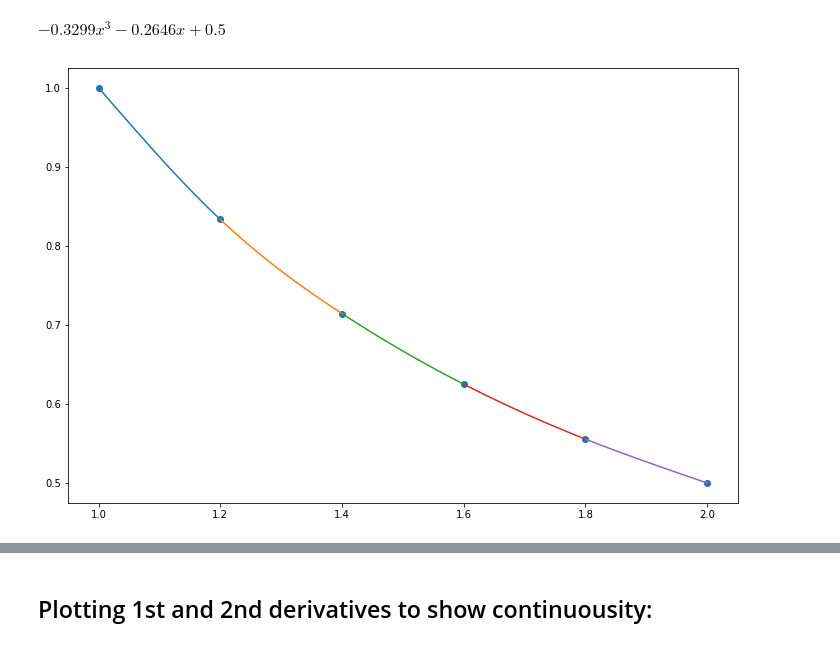
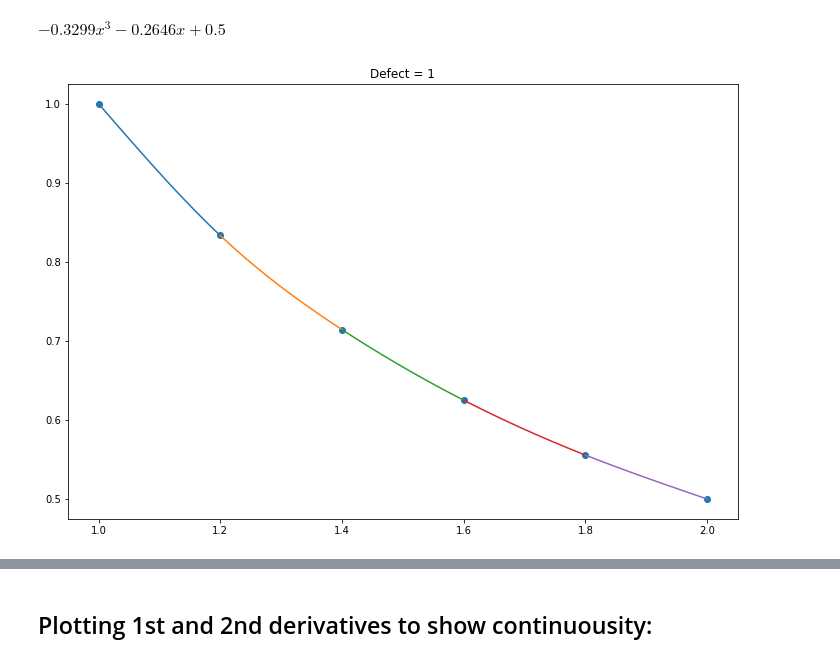
Before and after one commit to rosteeslove/bsuir-4th-term-python-stuff, a Jupyter notebook: numerical_analysis_methods/splineinterpolation/notebook.ipynb, the cells around one changed output, grey strips where cells are left out. Drawn from its saved outputs; the diff is of its cells as text; code cells hidden in the pictures.

```diff
--- a/numerical_analysis_methods/splineinterpolation/notebook.ipynb
+++ b/numerical_analysis_methods/splineinterpolation/notebook.ipynb
@@ -105,4 +128,5 @@ def plot_splines(xs, ys, splines, true_func=None, show_nodes=True):
 # %%
+plt.title('Defect = 1')
 plot_splines(xs, ys, splines)
 # %% [output]
-[figure, old version]
+[figure, new version]
```
Also changed, not shown: parts of 37 cells of this notebook, 1 other file.
